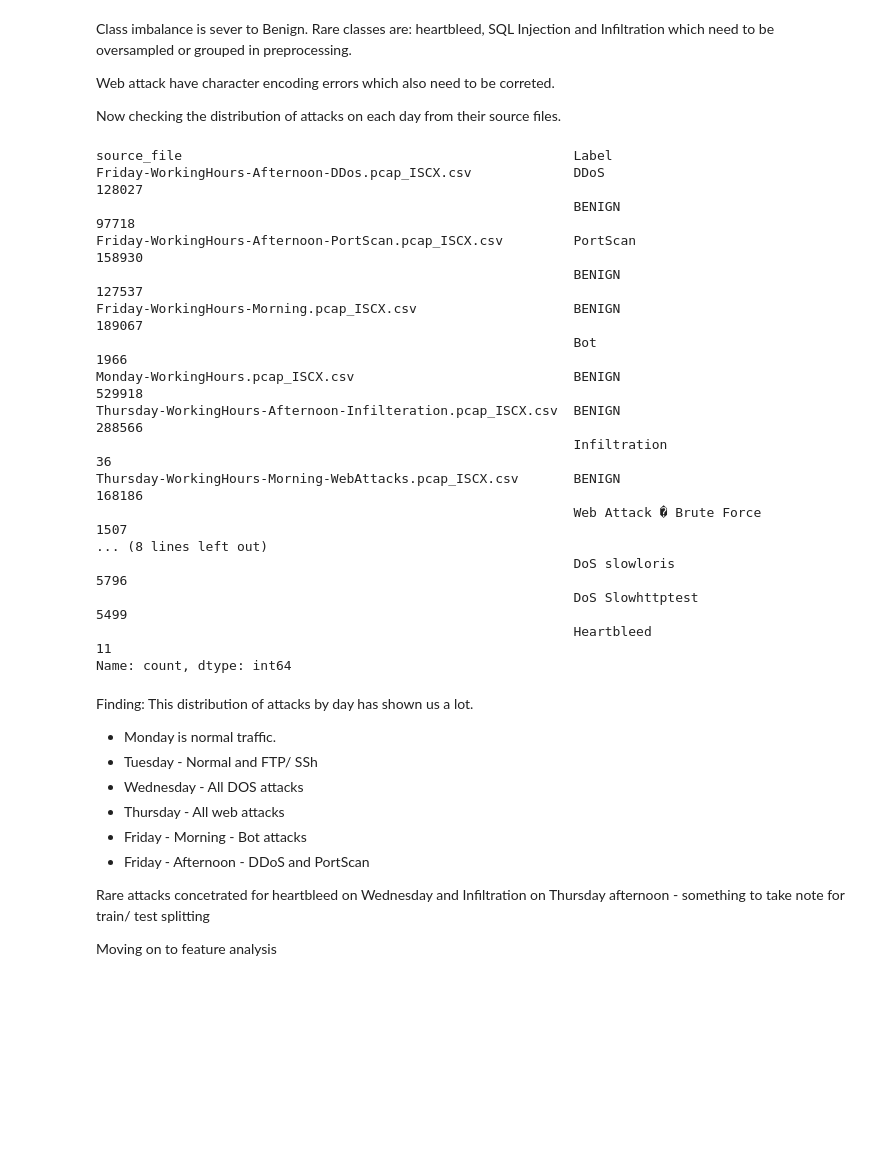
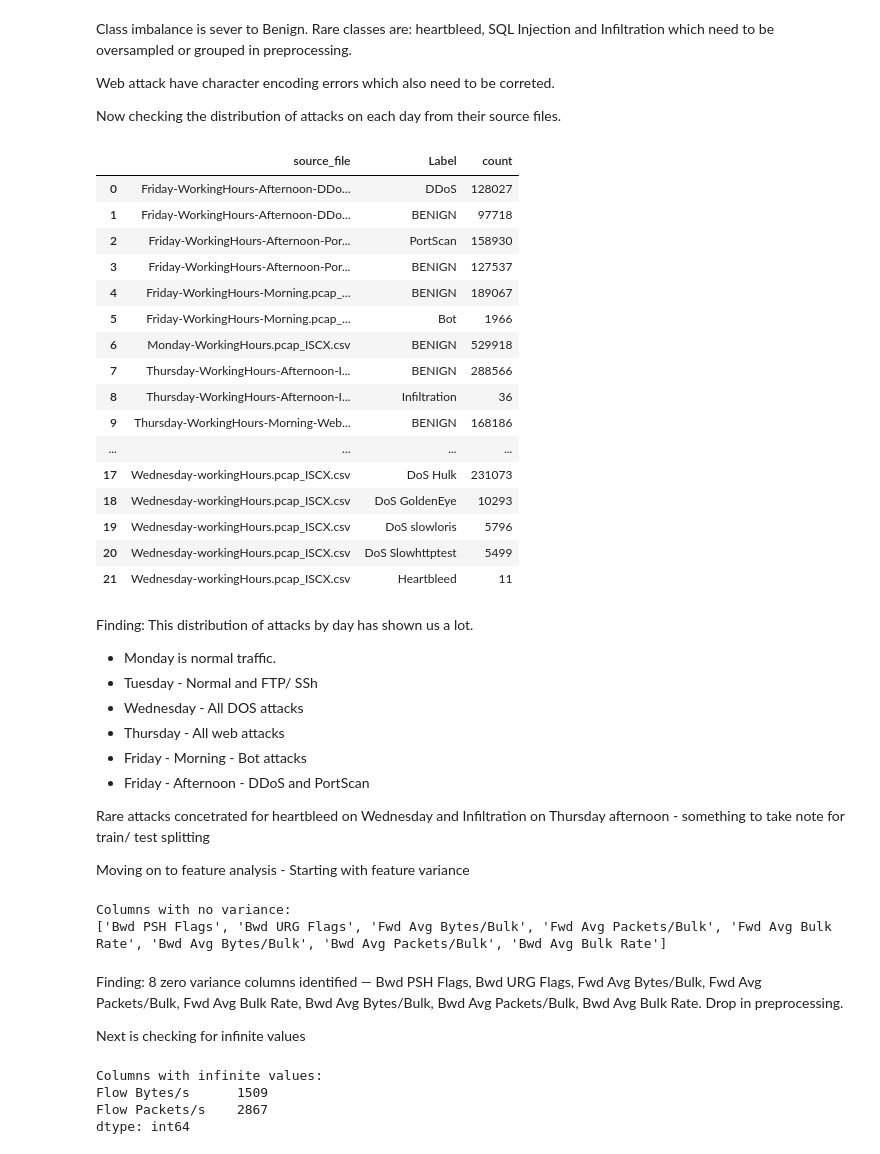
Before and after one commit to StanSouthwick/network-anomaly-detector, a Jupyter notebook: notebooks/01_eda.ipynb, the cells around one changed output. Cells and saved outputs as stored; diff of their text form; code cells hidden in the pictures; blank space fills up the shorter version.

```diff
--- a/notebooks/01_eda.ipynb
+++ b/notebooks/01_eda.ipynb
@@ -164,26 +165,27 @@ Web attack have character encoding errors which also need to be correted.
 
 Now checking the distribution of attacks on each day from their source files.
 # %%
-distribution_by_day = network_data.groupby('source_file')['Label'].value_counts()
-print(distribution_by_day)
+distribution_by_day = network_data.groupby('source_file')['Label'].value_counts().reset_index()
+distribution_by_day.columns = ['source_file', 'Label', 'count']
+display(distribution_by_day)
 # %% [output]
-source_file                                                  Label
-Friday-WorkingHours-Afternoon-DDos.pcap_ISCX.csv             DDoS                          128027
-                                                             BENIGN                         97718
-Friday-WorkingHours-Afternoon-PortScan.pcap_ISCX.csv         PortScan                      158930
-                                                             BENIGN                        127537
-Friday-WorkingHours-Morning.pcap_ISCX.csv                    BENIGN                        189067
-                                                             Bot                             1966
-Monday-WorkingHours.pcap_ISCX.csv                            BENIGN                        529918
-Thursday-WorkingHours-Afternoon-Infilteration.pcap_ISCX.csv  BENIGN                        288566
-                                                             Infiltration                      36
-Thursday-WorkingHours-Morning-WebAttacks.pcap_ISCX.csv       BENIGN                        168186
-                                                             Web Attack � Brute Force        1507
-... (8 lines left out)
-                                                             DoS slowloris                   5796
-                                                             DoS Slowhttptest                5499
-                                                             Heartbleed                        11
-Name: count, dtype: int64
+|  | source_file | Label | count |
+| 0 | Friday-WorkingHours-Afternoon-DDo... | DDoS | 128027 |
+| 1 | Friday-WorkingHours-Afternoon-DDo... | BENIGN | 97718 |
+| 2 | Friday-WorkingHours-Afternoon-Por... | PortScan | 158930 |
+| 3 | Friday-WorkingHours-Afternoon-Por... | BENIGN | 127537 |
+| 4 | Friday-WorkingHours-Morning.pcap_... | BENIGN | 189067 |
+| 5 | Friday-WorkingHours-Morning.pcap_... | Bot | 1966 |
+| 6 | Monday-WorkingHours.pcap_ISCX.csv | BENIGN | 529918 |
+| 7 | Thursday-WorkingHours-Afternoon-I... | BENIGN | 288566 |
+| 8 | Thursday-WorkingHours-Afternoon-I... | Infiltration | 36 |
+| 9 | Thursday-WorkingHours-Morning-Web... | BENIGN | 168186 |
+| ... | ... | ... | ... |
+| 17 | Wednesday-workingHours.pcap_ISCX.csv | DoS Hulk | 231073 |
+| 18 | Wednesday-workingHours.pcap_ISCX.csv | DoS GoldenEye | 10293 |
+| 19 | Wednesday-workingHours.pcap_ISCX.csv | DoS slowloris | 5796 |
+| 20 | Wednesday-workingHours.pcap_ISCX.csv | DoS Slowhttptest | 5499 |
+| 21 | Wednesday-workingHours.pcap_ISCX.csv | Heartbleed | 11 |
 # %% [markdown]
 Finding: This distribution of attacks by day has shown us a lot.
 - Monday is normal traffic.
@@ -195,4 +197,28 @@ Finding: This distribution of attacks by day has shown us a lot.
 
 Rare attacks concetrated for heartbleed on Wednesday and Infiltration on Thursday afternoon - something to take note for train/ test splitting
 
-Moving on to feature analysis
+Moving on to feature analysis - Starting with feature variance
+# %%
+# Check for no variance in numeric columns
+no_variance = network_data.var(numeric_only=True) == 0
+print("Columns with no variance:")
+print(no_variance[no_variance].index.tolist())
+# %% [output]
+Columns with no variance:
+['Bwd PSH Flags', 'Bwd URG Flags', 'Fwd Avg Bytes/Bulk', 'Fwd Avg Packets/Bulk', 'Fwd Avg Bulk Rate', 'Bwd Avg Bytes/Bulk', 'Bwd Avg Packets/Bulk', 'Bwd Avg Bulk Rate']
+# %% [markdown]
+Finding: 8 zero variance columns identified — Bwd PSH Flags, Bwd URG Flags,
+Fwd Avg Bytes/Bulk, Fwd Avg Packets/Bulk, Fwd Avg Bulk Rate, Bwd Avg Bytes/Bulk,
+Bwd Avg Packets/Bulk, Bwd Avg Bulk Rate. Drop in preprocessing.
+
+Next is checking for infinite values
+# %%
+# Check for infinite values in numeric columns
+is_infinite_float = np.isinf(network_data.select_dtypes(include=[float])).sum()
+print("Columns with infinite values:")
+print(is_infinite_float[is_infinite_float > 0])
+# %% [output]
+Columns with infinite values:
+Flow Bytes/s      1509
+Flow Packets/s    2867
+dtype: int64
```
Also changed, not shown: parts of 6 cells of this notebook.
